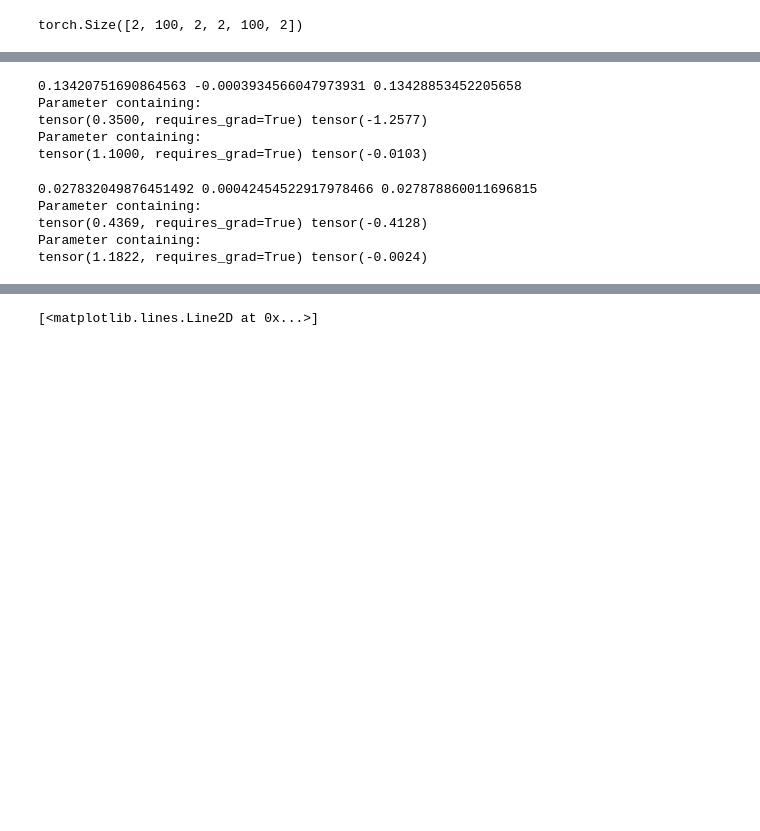
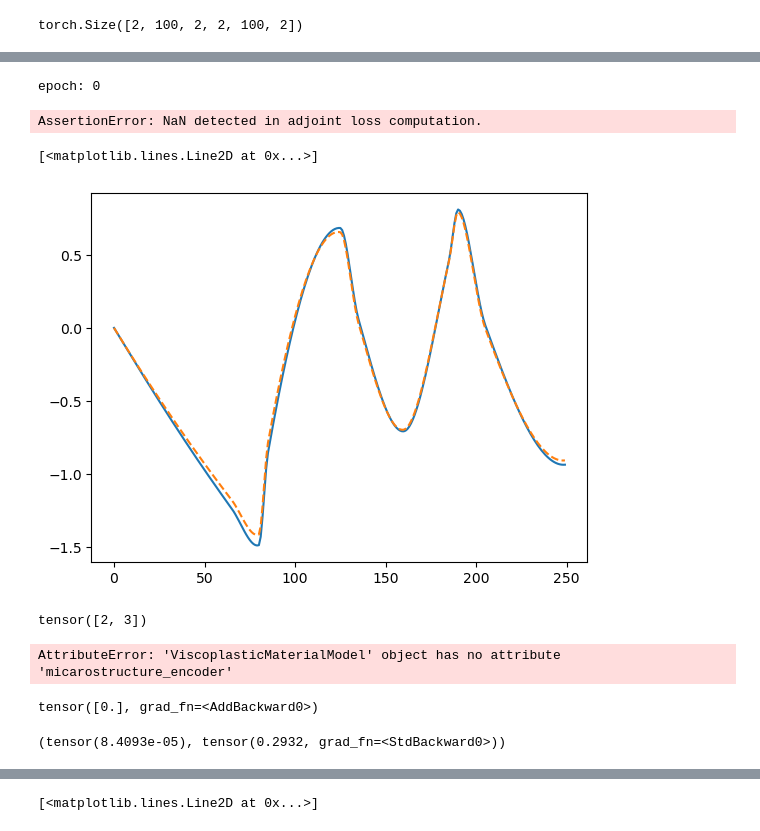
Before and after one commit to m-raj/microstructure-dependent-material-model, a Jupyter notebook: evp.ipynb, the cells around one changed output, grey strips where cells are left out. Cells and saved outputs as stored; diff of their text form; code cells hidden in the pictures; blank space fills up the shorter version.

```diff
--- a/evp.ipynb
+++ b/evp.ipynb
@@ -200,34 +244,64 @@ optimizer = torch.optim.Adam(mm.parameters(), lr=0.1)
 1 Number of internal variables in the viscoplastic material model.
 # %%
-optimizer.lr = 0.001
+optimizer = torch.optim.Adam(mm.parameters(), lr=0.05)
 # %%
 for epoch in range(1000):
     for x,y in dataloader:
+        print('epoch:', epoch)
+
         e, E, Y, n, edot_0, = x
-        y = torch.zeros_like(y)
-        xi_pred = torch.zeros_like(y)
-        E_p, _ = mm.microstructure_encoder(E, Y, n, edot_0)
-        for i in range(e.shape[1]-1):
-            xi_pred[:,i+1] = xi_pred[:,i] + mm.dt*(e[:,i] - xi_pred[:,i])
-            y[:,i] = E_p*(e[:,i+1] - xi_pred[:,i+1])
-        y[:, -1] = E_p*(e[:, -1] - xi_pred[:, -1])
+        # y = torch.zeros_like(y)
+        # xi_pred = torch.zeros_like(y)
+        # E_p, _ = mm.microstructure_encoder(E, Y, n, edot_0)
+        # for i in range(e.shape[1]-1):
+        #     xi_pred[:,i+1] = xi_pred[:,i] + mm.dt*(e[:,i+1] - xi_pred[:,i])
+        #     y[:,i] = E_p*(e[:,i] - xi_pred[:,i])
+        # y[:, -1] = E_p*(e[:, -1] - xi_pred[:, -1])
         y_pred, xi = mm(e, E, Y, n, edot_0)
-        break
+        # break
     # loss = F.mse_loss(y_pred, y)``
-    loss = mm.adjoint_loss(y, xi, e, E, Y, n, edot_0)
-    loss.backward()
-    for param in mm.parameters():
-        print(param, param.grad)
-    optimizer.step()
-    optimizer.zero_grad()
+        loss = mm.adjoint_loss(y, xi, e, E, Y, n, edot_0)
+        print('loss:', loss.item())
+        # break
+    # break
+        loss.backward()
+    # k = 0
+    # for param in mm.parameters():
+    #     k+=1
+    #     if k == 2:
+    #         # print(torch.abs(param**2 - E_p).mean())
+    #     print(param, param.grad)
+        optimizer.step()
+        optimizer.zero_grad()
+        # break
+    # break
 # %% [output]
-0.13420751690864563 -0.0003934566047973931 0.13428853452205658
-Parameter containing:
-tensor(0.3500, requires_grad=True) tensor(-1.2577)
-Parameter containing:
-tensor(1.1000, requires_grad=True) tensor(-0.0103)
+epoch: 0
-0.027832049876451492 0.00042454522917978466 0.027878860011696815
-Parameter containing:
-tensor(0.4369, requires_grad=True) tensor(-0.4128)
-Parameter containing:
-tensor(1.1822, requires_grad=True) tensor(-0.0024)
+AssertionError: NaN detected in adjoint loss computation.
+# %%
+plt.plot(y_pred.detach().numpy()[0], label='pred')
+plt.plot(y.detach().numpy()[0], '--', label='true')
+# %% [output]
+[<matplotlib.lines.Line2D at 0x...>]
+[figure, added]
+# %%
+c = torch.tensor([1, 2, 3])
+c[c > 1]
+# %% [output]
+tensor([2, 3])
+# %%
+torch.square(mm.micarostructure_encoder(E, Y, n, edot_0)[1]).min()
+# %% [output]
+AttributeError: 'ViscoplasticMaterialModel' object has no attribute 'micarostructure_encoder'
+# %%
+a = torch.tensor([0.0], requires_grad=True)
+b = torch.pow(torch.abs(a), 3)
+grad = torch.autograd.grad(b, a, create_graph=True)[0]
+grad2 = torch.autograd.grad(grad, a, create_graph=True)[0]
+print(grad2)
+# %% [output]
+tensor([0.], grad_fn=<AddBackward0>)
+# %%
+mm.fnm2.fc0.weight.grad.std(), mm.fnm2.fc0.weight.std()
+# %% [output]
+(tensor(8.4093e-05), tensor(0.2932, grad_fn=<StdBackward0>))
```
Also changed, not shown: parts of 12 cells of this notebook, 2 other files.
